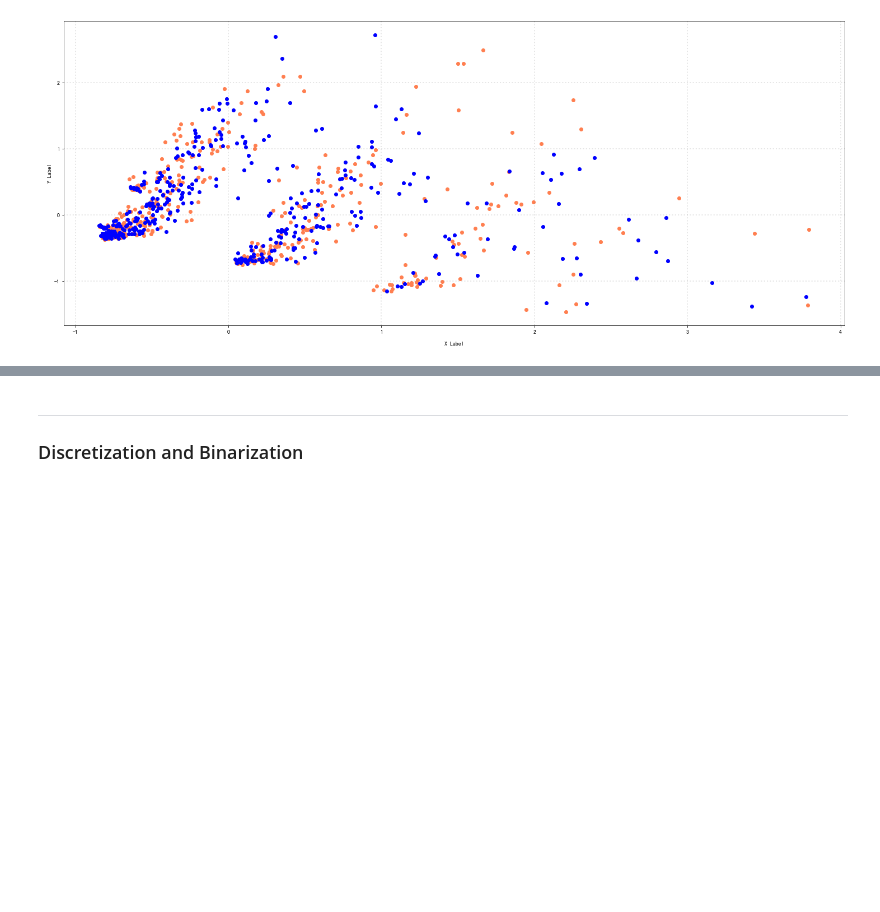
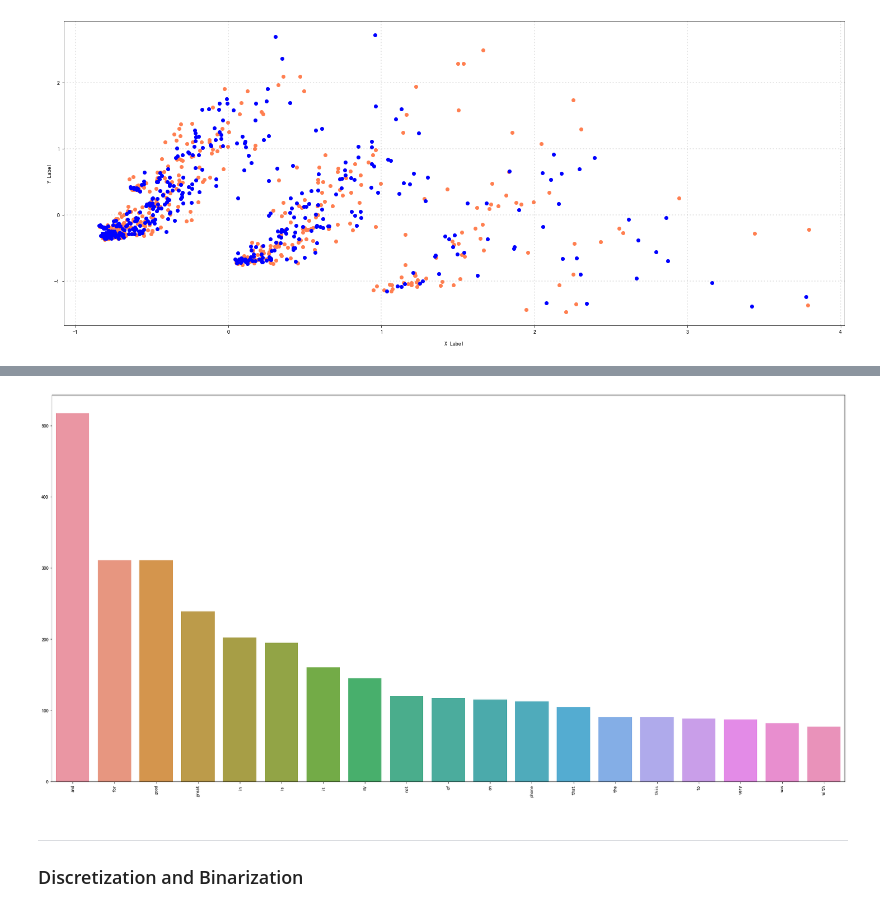
Before and after one commit to veblen-cai/DM2020-Lab1-Master, a Jupyter notebook: DM2020-Lab1-Homework.ipynb, the cells around one changed output, grey strips where cells are left out. Drawn from its saved outputs; the diff is of its cells as text; code cells hidden in the pictures; blank space fills up the shorter version.

```diff
--- a/DM2020-Lab1-Homework.ipynb
+++ b/DM2020-Lab1-Homework.ipynb
@@ -546,3 +606,14 @@ plt.show()
+# %%
+# Answer here
+x=np.array(count_vect.get_feature_names())[high_freq_term_index]
+y=np.array(term_frequencies)[high_freq_term_index]
+y[np.argsort(y)][::-1]
+plt.subplots(figsize=(30, 15))
+g = sns.barplot(x=x[np.argsort(y)][::-1],
+            y=y[np.argsort(y)][::-1])
+g.set_xticklabels(np.array(count_vect.get_feature_names())[high_freq_term_index], rotation = 90);
+# %% [output]
+[figure, added]
 # %% [markdown]
 ---
 
```
Also changed, not shown: parts of 6 cells of this notebook.
